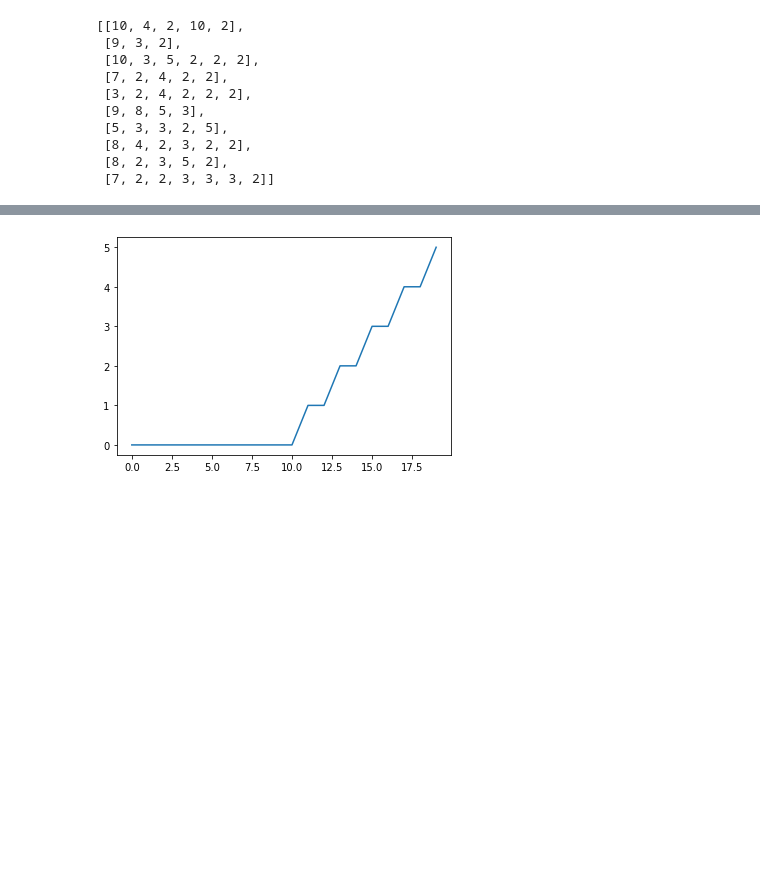
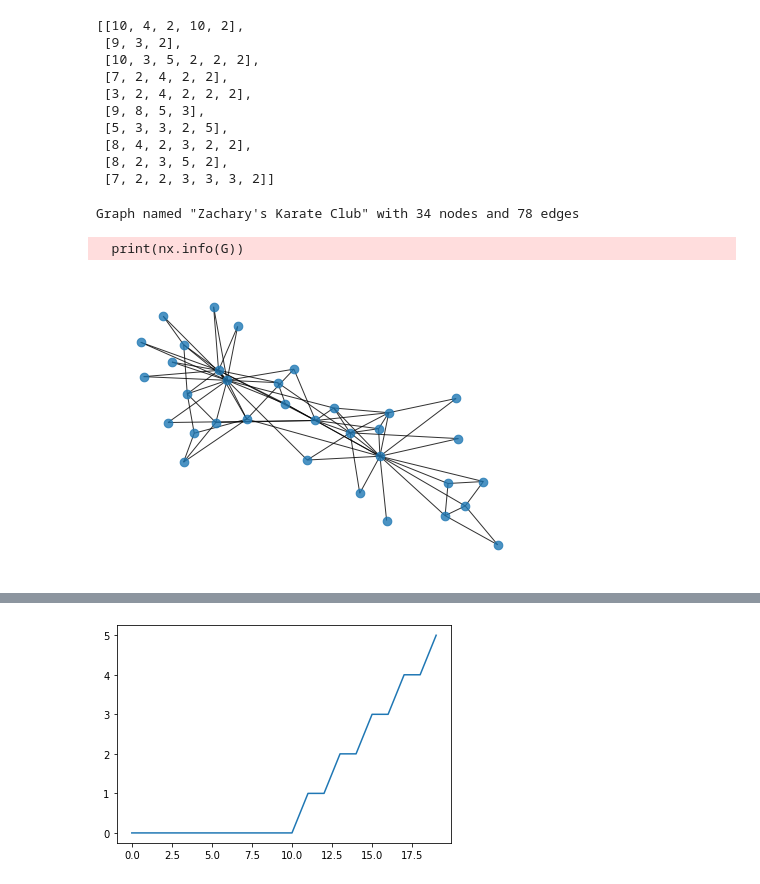
Before and after one commit to sebkaz/QuantumOptimalization, a Jupyter notebook: Modularity problem /karate.ipynb, the cells around one changed output, grey strips where cells are left out. Saved outputs shown, nothing was run; the diff lists cells and outputs as text; code cells hidden in the pictures; blank space fills up the shorter version.

Commit message:
add plot

```diff
--- a/Modularity problem /karate.ipynb
+++ b/Modularity problem /karate.ipynb
@@ -156,3 +156,14 @@ ww
  [8, 4, 2, 3, 2, 2],
  [8, 2, 3, 5, 2],
  [7, 2, 2, 3, 3, 3, 2]]
+# %%
+print(nx.info(G))
+# %% [output]
+Graph named "Zachary's Karate Club" with 34 nodes and 78 edges
+  print(nx.info(G))
+# %%
+pos = nx.spring_layout(G)
+nx.draw(G, pos, node_size = 75, alpha = 0.8)
+plt.show()
+# %% [output]
+[figure, added]
```
Also changed, not shown: parts of 7 cells of this notebook, 2 other files.
